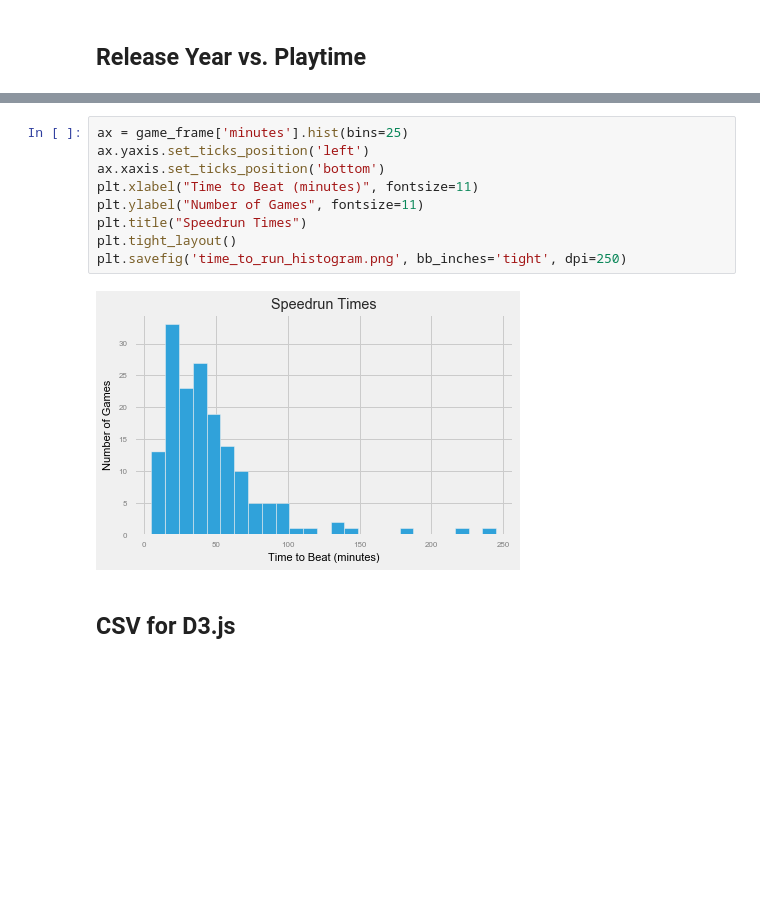
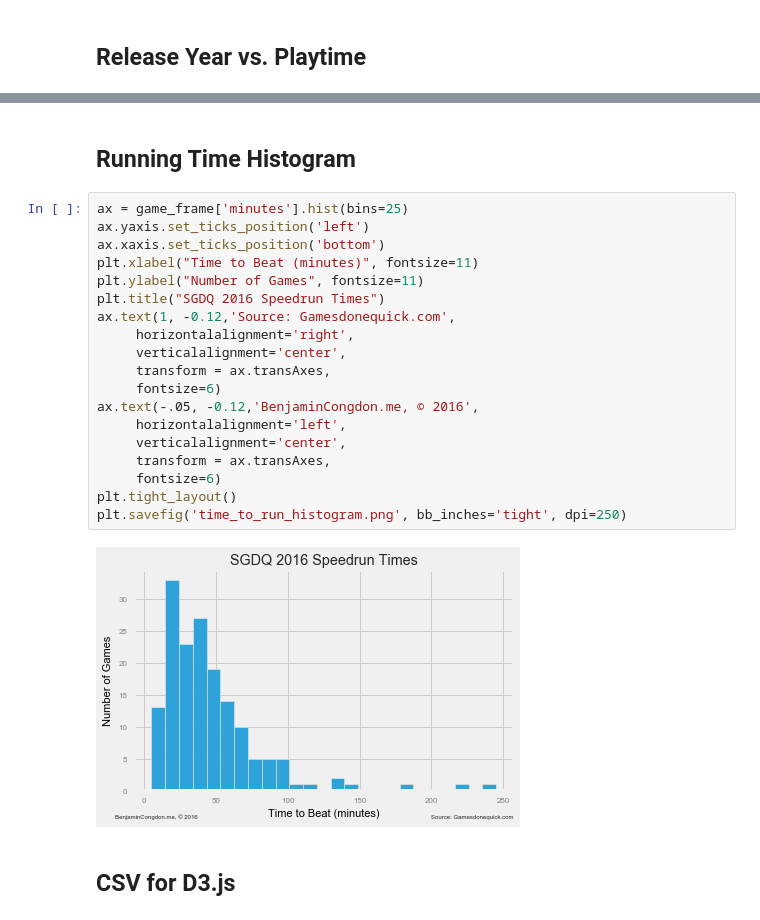
Before and after one commit to bcongdon/Data-Science-Projects, a Jupyter notebook: sgdq2016/SGDQ Schedule Analysis.ipynb, the cells around one changed output, grey strips where cells are left out. Cells and saved outputs as stored; diff of their text form; blank space fills up the shorter version.

```diff
--- a/sgdq2016/SGDQ Schedule Analysis.ipynb
+++ b/sgdq2016/SGDQ Schedule Analysis.ipynb
@@ -346,14 +405,26 @@ plt.savefig('platforms_run.png', dpi=250)
+# %% [markdown]
+## Running Time Histogram
 # %%
 ax = game_frame['minutes'].hist(bins=25)
 ax.yaxis.set_ticks_position('left')
 ax.xaxis.set_ticks_position('bottom')
 plt.xlabel("Time to Beat (minutes)", fontsize=11)
 plt.ylabel("Number of Games", fontsize=11)
-plt.title("Speedrun Times")
+plt.title("SGDQ 2016 Speedrun Times")
+ax.text(1, -0.12,'Source: Gamesdonequick.com',
+     horizontalalignment='right',
+     verticalalignment='center',
+     transform = ax.transAxes,
+     fontsize=6)
+ax.text(-.05, -0.12,'BenjaminCongdon.me, © 2016',
+     horizontalalignment='left',
+     verticalalignment='center',
+     transform = ax.transAxes,
+     fontsize=6)
 plt.tight_layout()
 plt.savefig('time_to_run_histogram.png', bb_inches='tight', dpi=250)
 # %% [output]
-[figure, old version]
+[figure, new version]
 # %% [markdown]
 ## CSV for D3.js
 # %%
```
Also changed, not shown: parts of 10 cells of this notebook, 6 other files.
